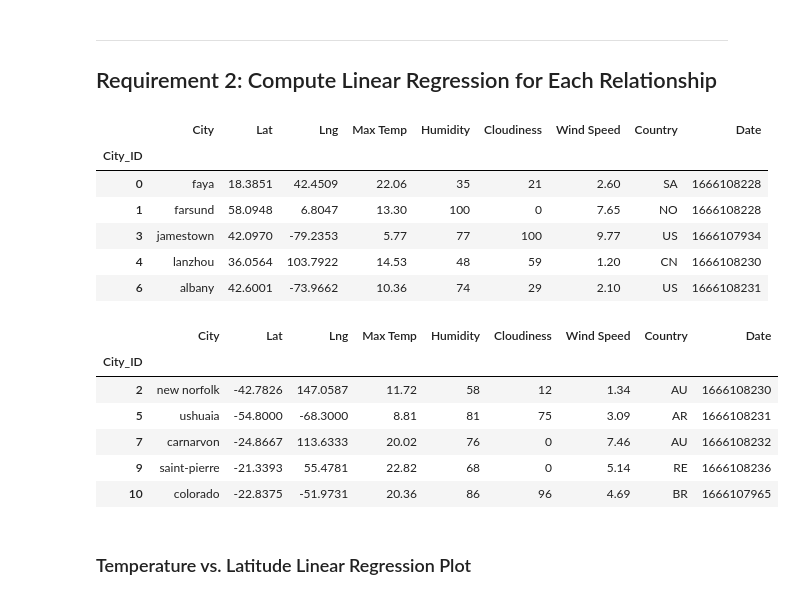
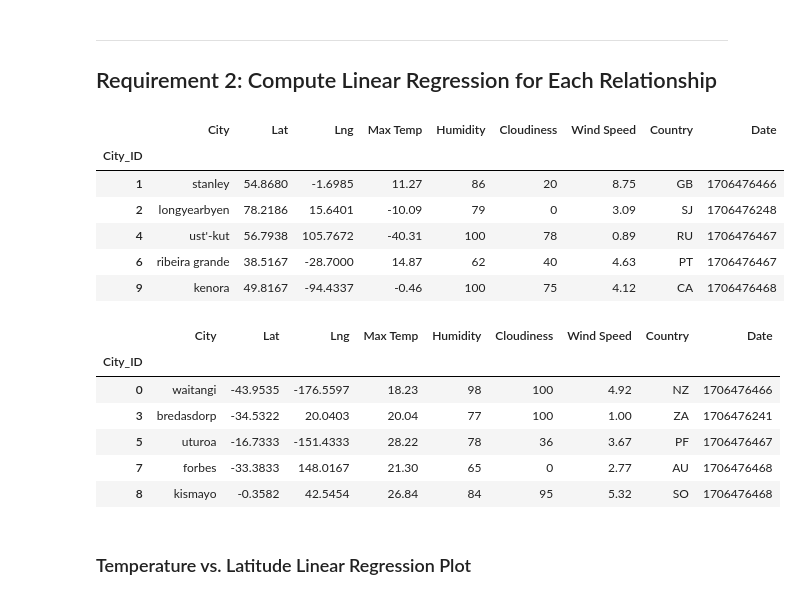
Before and after one commit to mdg1317/python-api-challenge, a Jupyter notebook: WeatherPy/WeatherPy.ipynb, the cells around one changed output. Cells and saved outputs as stored; diff of their text form; code cells hidden in the pictures.

```diff
--- a/WeatherPy/WeatherPy.ipynb
+++ b/WeatherPy/WeatherPy.ipynb
@@ -273,30 +289,30 @@ plt.show()
 # %%
 # Create a DataFrame with the Northern Hemisphere data (Latitude >= 0)
-# YOUR CODE HERE
+northern_hemi_df = pd.DataFrame(city_data_df.loc[city_data_df["Lat"] >= 0])
 
 # Display sample data
 northern_hemi_df.head()
 # %% [output]
 |  | City | Lat | Lng | Max Temp | Humidity | Cloudiness | Wind Speed | Country | Date |
 | City_ID |  |  |  |  |  |  |  |  |  |
-| 0 | faya | 18.3851 | 42.4509 | 22.06 | 35 | 21 | 2.60 | SA | 1666108228 |
-| 1 | farsund | 58.0948 | 6.8047 | 13.30 | 100 | 0 | 7.65 | NO | 1666108228 |
-| 3 | jamestown | 42.0970 | -79.2353 | 5.77 | 77 | 100 | 9.77 | US | 1666107934 |
-| 4 | lanzhou | 36.0564 | 103.7922 | 14.53 | 48 | 59 | 1.20 | CN | 1666108230 |
-| 6 | albany | 42.6001 | -73.9662 | 10.36 | 74 | 29 | 2.10 | US | 1666108231 |
+| 1 | stanley | 54.8680 | -1.6985 | 11.27 | 86 | 20 | 8.75 | GB | 1706476466 |
+| 2 | longyearbyen | 78.2186 | 15.6401 | -10.09 | 79 | 0 | 3.09 | SJ | 1706476248 |
+| 4 | ust'-kut | 56.7938 | 105.7672 | -40.31 | 100 | 78 | 0.89 | RU | 1706476467 |
+| 6 | ribeira grande | 38.5167 | -28.7000 | 14.87 | 62 | 40 | 4.63 | PT | 1706476467 |
+| 9 | kenora | 49.8167 | -94.4337 | -0.46 | 100 | 75 | 4.12 | CA | 1706476468 |
 # %%
 # Create a DataFrame with the Southern Hemisphere data (Latitude < 0)
-# YOUR CODE HERE
+southern_hemi_df = pd.DataFrame(city_data_df.loc[city_data_df["Lat"] < 0])
 
 # Display sample data
 southern_hemi_df.head()
 # %% [output]
 |  | City | Lat | Lng | Max Temp | Humidity | Cloudiness | Wind Speed | Country | Date |
 | City_ID |  |  |  |  |  |  |  |  |  |
-| 2 | new norfolk | -42.7826 | 147.0587 | 11.72 | 58 | 12 | 1.34 | AU | 1666108230 |
-| 5 | ushuaia | -54.8000 | -68.3000 | 8.81 | 81 | 75 | 3.09 | AR | 1666108231 |
-| 7 | carnarvon | -24.8667 | 113.6333 | 20.02 | 76 | 0 | 7.46 | AU | 1666108232 |
-| 9 | saint-pierre | -21.3393 | 55.4781 | 22.82 | 68 | 0 | 5.14 | RE | 1666108236 |
-| 10 | colorado | -22.8375 | -51.9731 | 20.36 | 86 | 96 | 4.69 | BR | 1666107965 |
+| 0 | waitangi | -43.9535 | -176.5597 | 18.23 | 98 | 100 | 4.92 | NZ | 1706476466 |
+| 3 | bredasdorp | -34.5322 | 20.0403 | 20.04 | 77 | 100 | 1.00 | ZA | 1706476241 |
+| 5 | uturoa | -16.7333 | -151.4333 | 28.22 | 78 | 36 | 3.67 | PF | 1706476467 |
+| 7 | forbes | -33.3833 | 148.0167 | 21.30 | 65 | 0 | 2.77 | AU | 1706476468 |
+| 8 | kismayo | -0.3582 | 42.5454 | 26.84 | 84 | 95 | 5.32 | SO | 1706476468 |
 # %% [markdown]
 ###  Temperature vs. Latitude Linear Regression Plot
```
Also changed, not shown: parts of 18 cells of this notebook.
